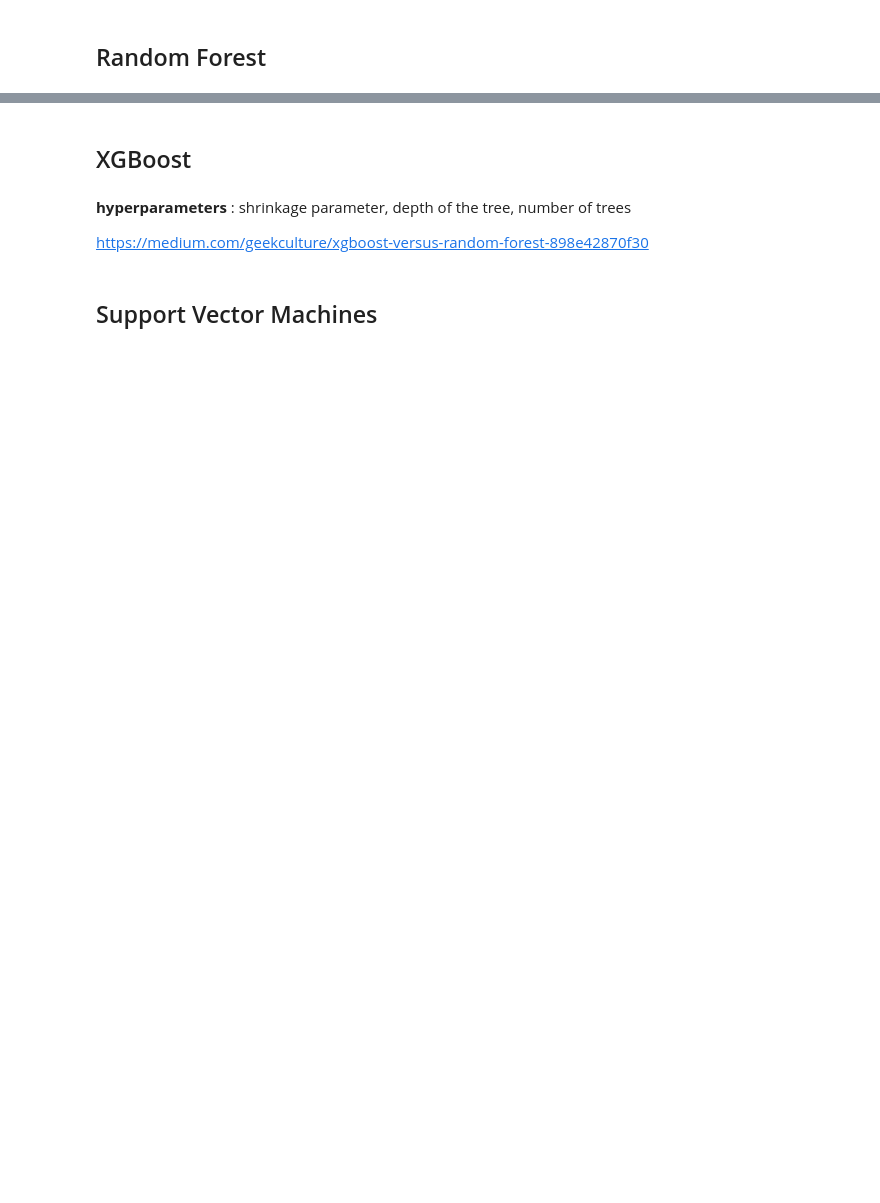
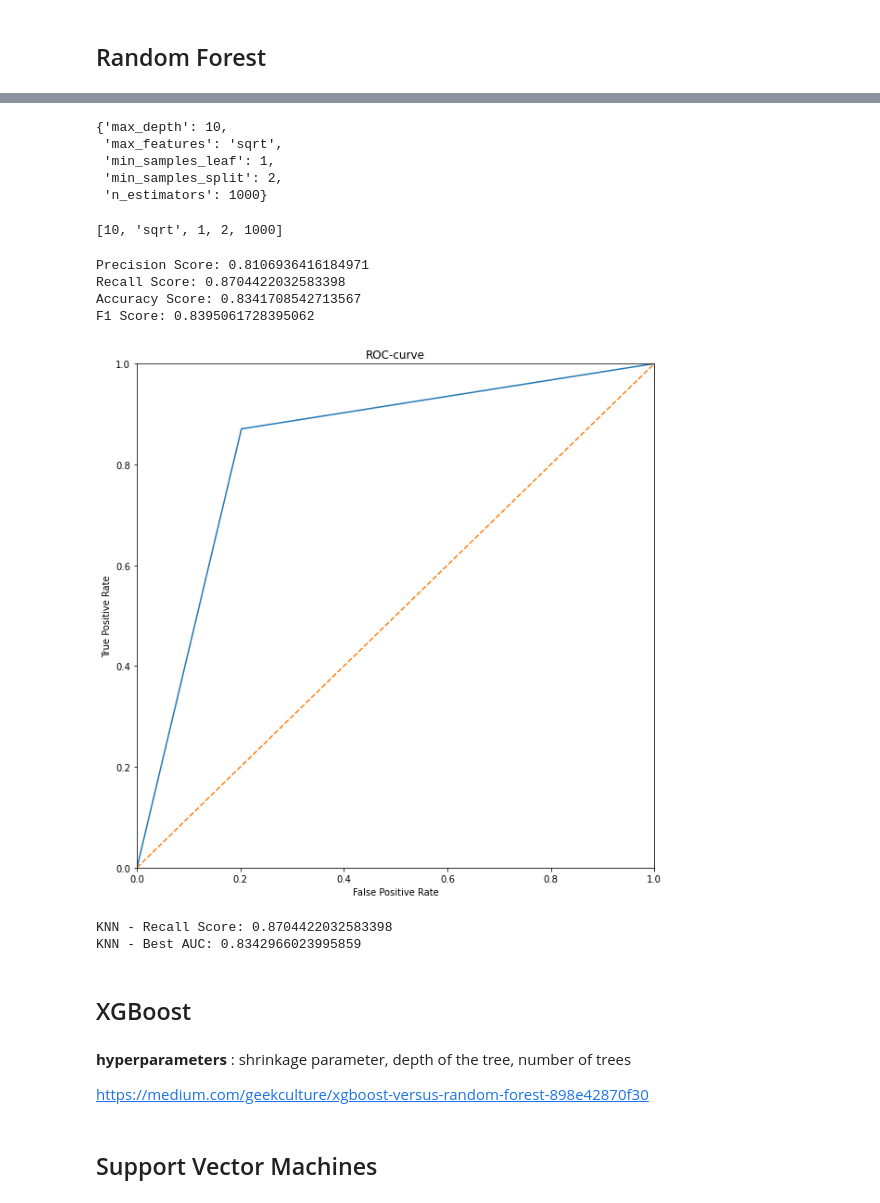
Before and after one commit to sanjitva/Amazon-Reviews-Analysis, a Jupyter notebook: full_code.ipynb, the cells around one changed output, grey strips where cells are left out. Cells and saved outputs as stored; diff of their text form; code cells hidden in the pictures; blank space fills up the shorter version.

Commit message:
Random Forest Hyperparameter Tuning

```diff
--- a/full_code.ipynb
+++ b/full_code.ipynb
@@ -1436,7 +1436,7 @@ rf_grid = {'max_depth': [10, 20, 30, 40, 50],
            'max_features': ['auto', 'sqrt'],
            'min_samples_leaf': [1, 2, 4],
            'min_samples_split': [2, 5, 10],
-           'n_estimators': [200, 400, 600, 800, 1000, 1200, 1400]}
+           'n_estimators': [200, 400, 600, 800, 1000, 1200]}
 
 rf_tuning_model = GridSearchCV(rf,
                                param_grid = rf_grid,
@@ -1457,3 +1457,41 @@ Time Taken to Run: 5:08:57.325773
+# %%
+rf_tuning_model.best_params_
+# %% [output]
+{'max_depth': 10,
+ 'max_features': 'sqrt',
+ 'min_samples_leaf': 1,
+ 'min_samples_split': 2,
+ 'n_estimators': 1000}
+# %%
+rf_best_params
+# %% [output]
+[10, 'sqrt', 1, 2, 1000]
+# %%
+#Fitting the Random Forest model with defined Hyper-Parameters
+rf_tuned = RandomForestClassifier(max_depth = rf_best_params[0],
+                                  max_features = rf_best_params[1],
+                                  min_samples_leaf = rf_best_params[2],
+                                  min_samples_split = rf_best_params[3],
+                                  n_estimators = rf_best_params[4])
+
+rf_tuned.fit(X_train_scaled, y_train)
+
+#Getting Predictions from our model
+rf_tuned_preds = rf_tuned.predict(X_test_scaled)
+
+#Checking the Performance of our Decision Tree Model
+print_metrics(y_test, rf_tuned_preds)
+# %% [output]
+Precision Score: 0.8106936416184971
+Recall Score: 0.8704422032583398
+Accuracy Score: 0.8341708542713567
+F1 Score: 0.8395061728395062
+# %%
+visualize_roc(y_test, rf_tuned_preds)
+# %% [output]
+[figure, added]
+KNN - Recall Score: 0.8704422032583398
+KNN - Best AUC: 0.8342966023995859
 # %% [markdown]
 ## XGBoost
 # %% [markdown]
```
Also changed, not shown: parts of 23 cells of this notebook.
